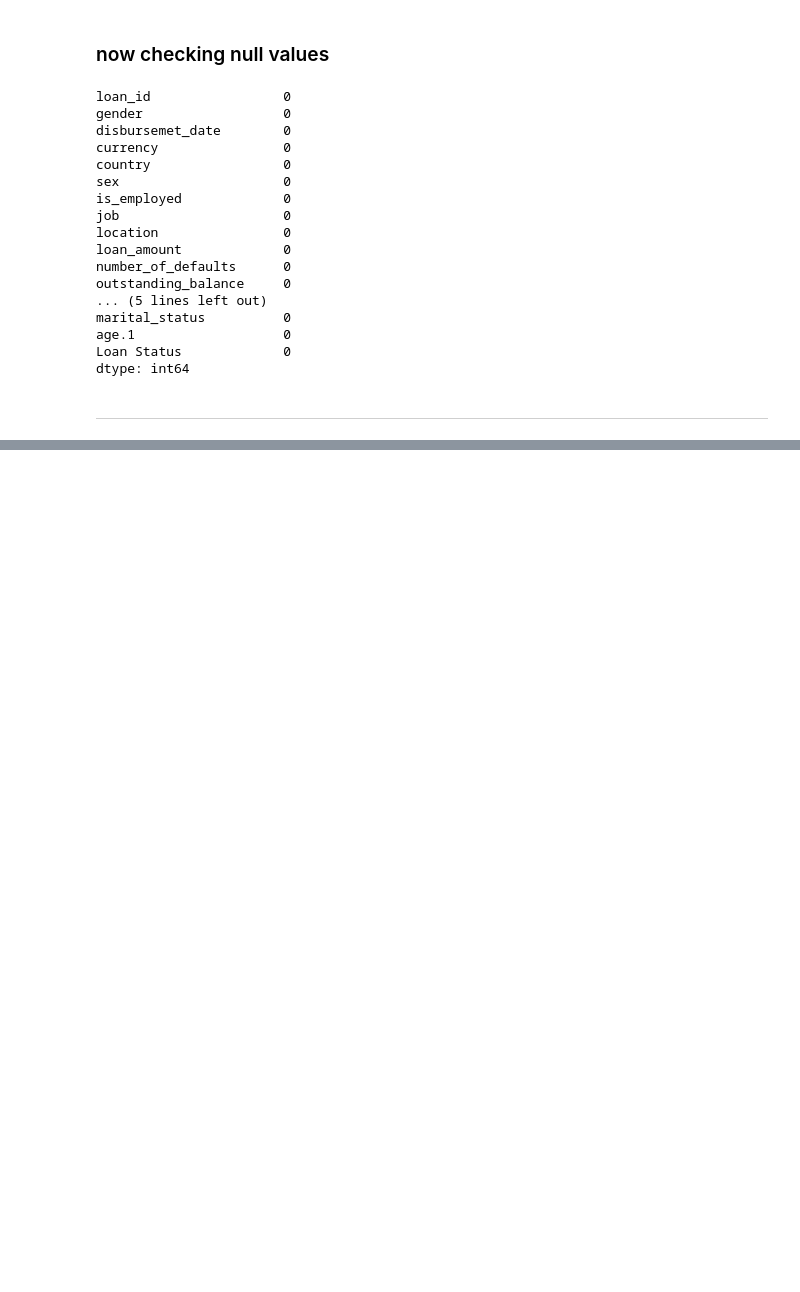
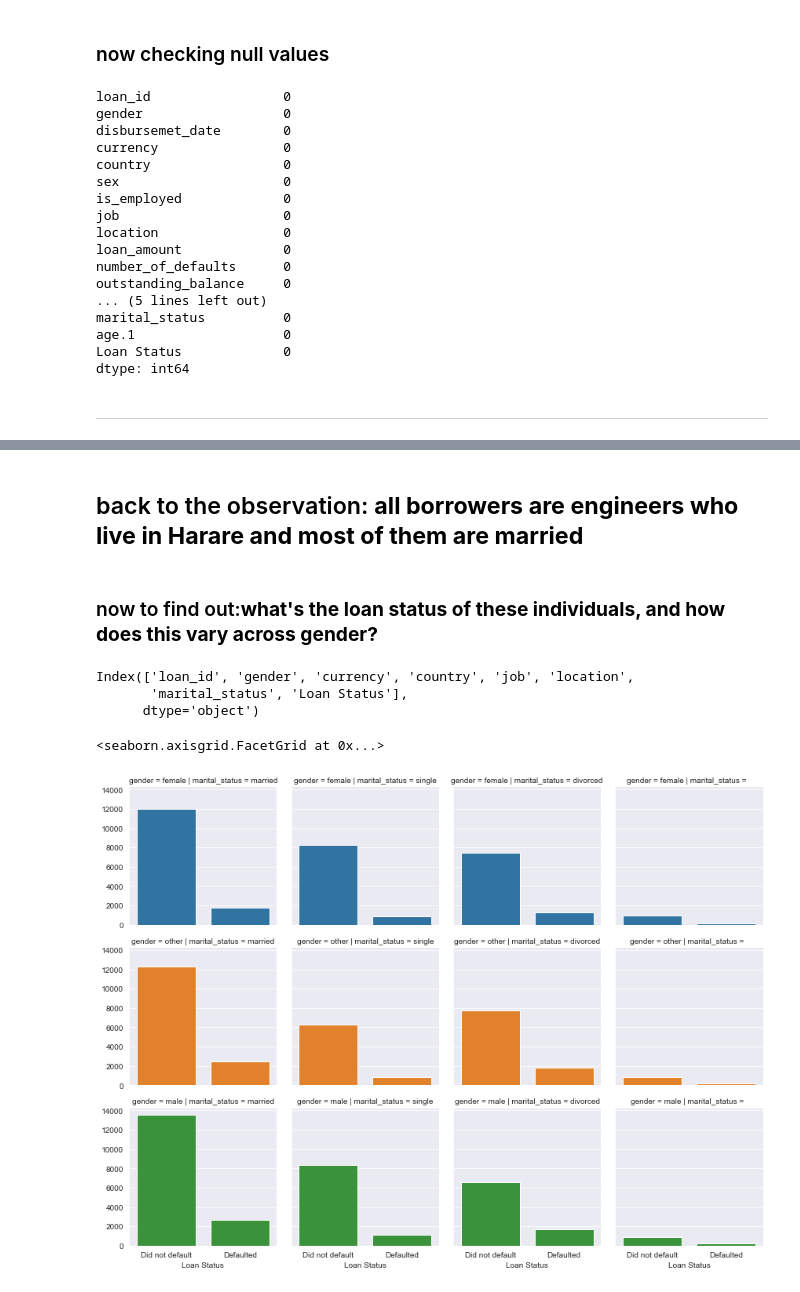
Before and after one commit to Voltamol/Claxon-DataScience-hackathon, a Jupyter notebook: notebooks/Cleaning and EDA.ipynb, the cells around one changed output, grey strips where cells are left out. Saved outputs shown, nothing was run; the diff lists cells and outputs as text; code cells hidden in the pictures; blank space fills up the shorter version.

Commit message:
started making observations

```diff
--- a/notebooks/Cleaning and EDA.ipynb
+++ b/notebooks/Cleaning and EDA.ipynb
@@ -200,0 +297,2 @@ dtype: int64
+# %%
+textual=df.select_dtypes('object')
@@ -200,0 +344,3 @@ dtype: int64
+# %%
+df['currency']=df['currency'].apply(lambda value:'USD' if value=='$USD' else value)
+textual['currency']=df['currency']
@@ -200,0 +371,2 @@ dtype: int64
+# %%
+textual.drop('remaining term',axis=1,inplace=True)
@@ -200,0 +381,18 @@ dtype: int64
+# %% [markdown]
+## back to the observation: __all borrowers are engineers who live in Harare and most of them are married__
+# %% [markdown]
+### now to find out:__what's the loan status of these individuals, and how does this vary across gender?__
+# %%
+textual.columns
+# %% [output]
+Index(['loan_id', 'gender', 'currency', 'country', 'job', 'location',
+       'marital_status', 'Loan Status'],
+      dtype='object')
+# %%
+textual_subset=textual[['gender','marital_status', 'Loan Status']]
+# %%
+grid=sns.FacetGrid(textual_subset,row='gender',col='marital_status',hue='gender')
+grid.map(sns.countplot,'Loan Status')
+# %% [output]
+<seaborn.axisgrid.FacetGrid at 0x...>
+[figure, added]
```
Also changed, not shown: parts of 30 cells of this notebook, 2 other files.
